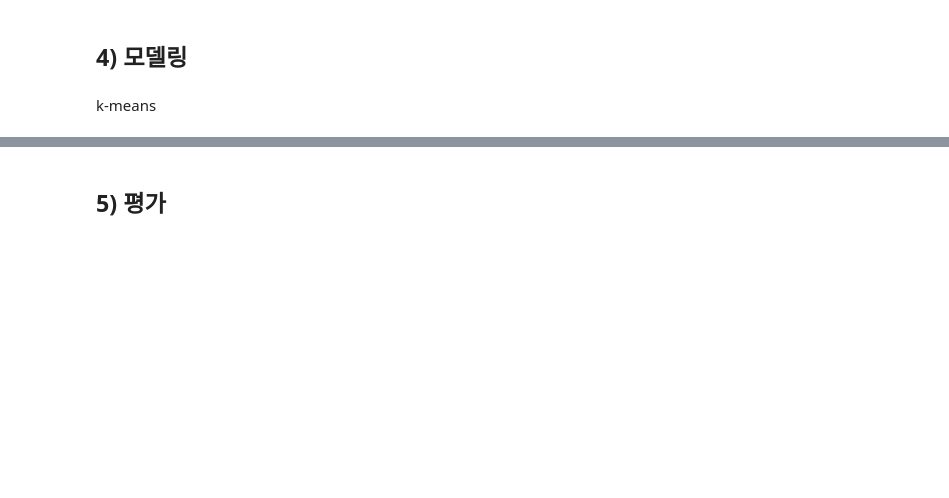
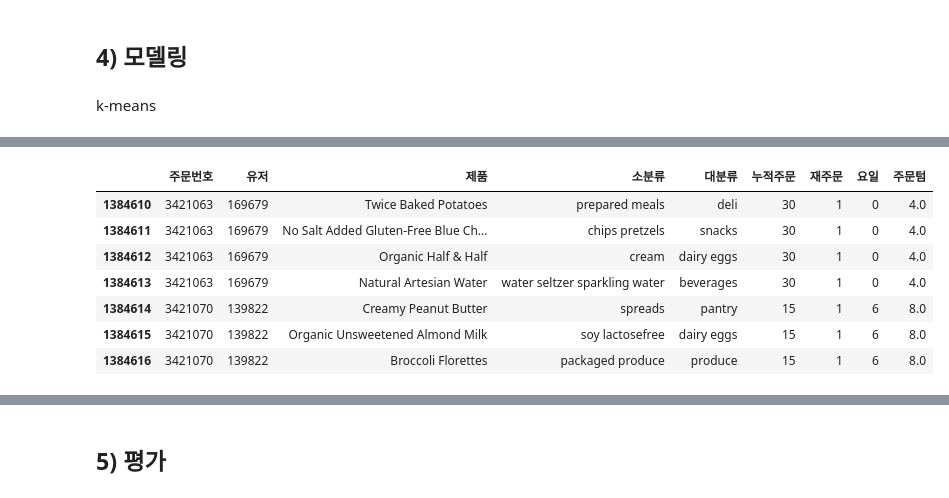
Before and after one commit to ev1025/Instacart, a Jupyter notebook: Code_project1.ipynb, the cells around one changed output, grey strips where cells are left out. Cells and saved outputs as stored; diff of their text form; code cells hidden in the pictures; blank space fills up the shorter version.

```diff
--- a/Code_project1.ipynb
+++ b/Code_project1.ipynb
@@ -389,0 +274,11 @@ k-means
+# %%
+df_graph.tail(7)
+# %% [output]
+|  | 주문번호 | 유저 | 제품 | 소분류 | 대분류 | 누적주문 | 재주문 | 요일 | 주문텀 |
+| 1384610 | 3421063 | 169679 | Twice Baked Potatoes | prepared meals | deli | 30 | 1 | 0 | 4.0 |
+| 1384611 | 3421063 | 169679 | No Salt Added Gluten-Free Blue Ch... | chips pretzels | snacks | 30 | 1 | 0 | 4.0 |
+| 1384612 | 3421063 | 169679 | Organic Half & Half | cream | dairy eggs | 30 | 1 | 0 | 4.0 |
+| 1384613 | 3421063 | 169679 | Natural Artesian Water | water seltzer sparkling water | beverages | 30 | 1 | 0 | 4.0 |
+| 1384614 | 3421070 | 139822 | Creamy Peanut Butter | spreads | pantry | 15 | 1 | 6 | 8.0 |
+| 1384615 | 3421070 | 139822 | Organic Unsweetened Almond Milk | soy lactosefree | dairy eggs | 15 | 1 | 6 | 8.0 |
+| 1384616 | 3421070 | 139822 | Broccoli Florettes | packaged produce | produce | 15 | 1 | 6 | 8.0 |
```
Also changed, not shown: parts of 34 cells of this notebook.
